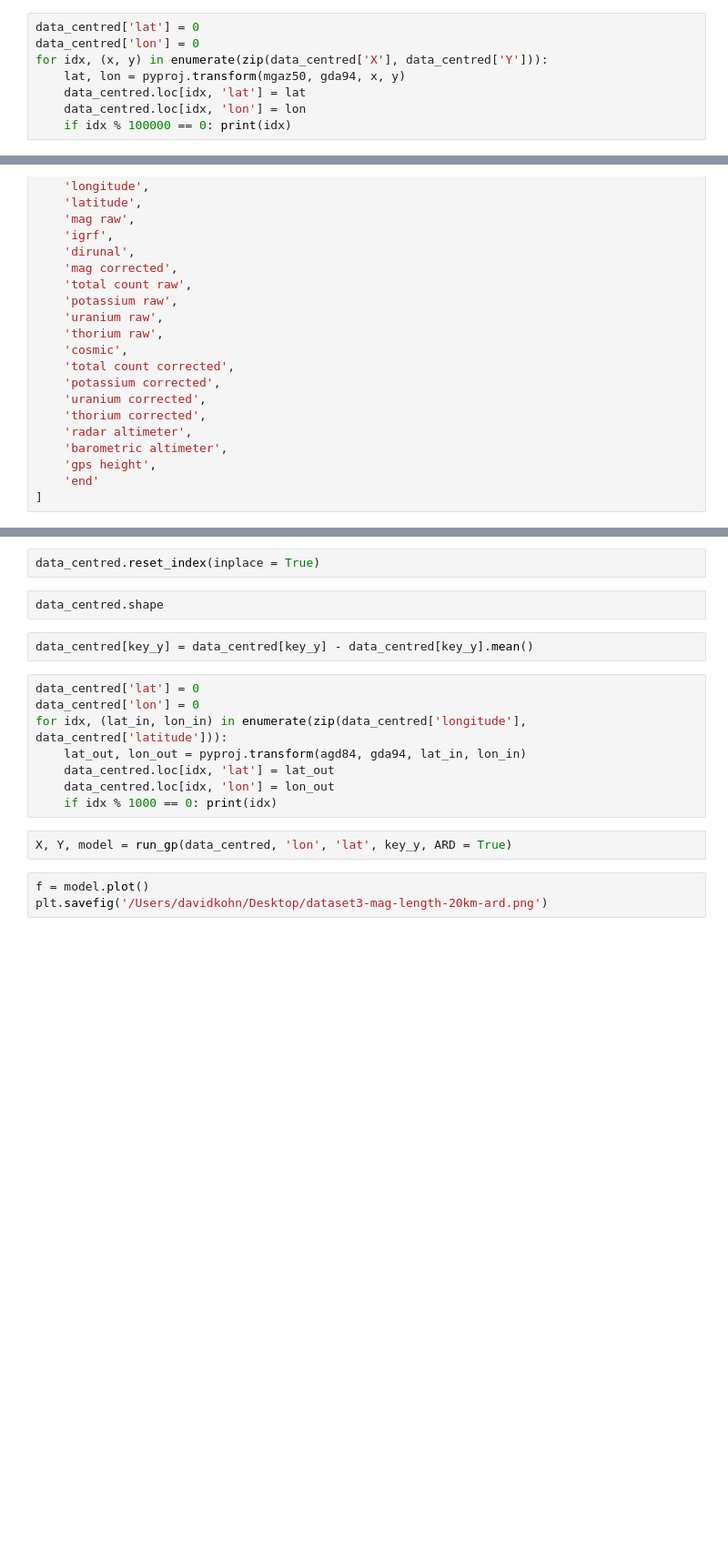
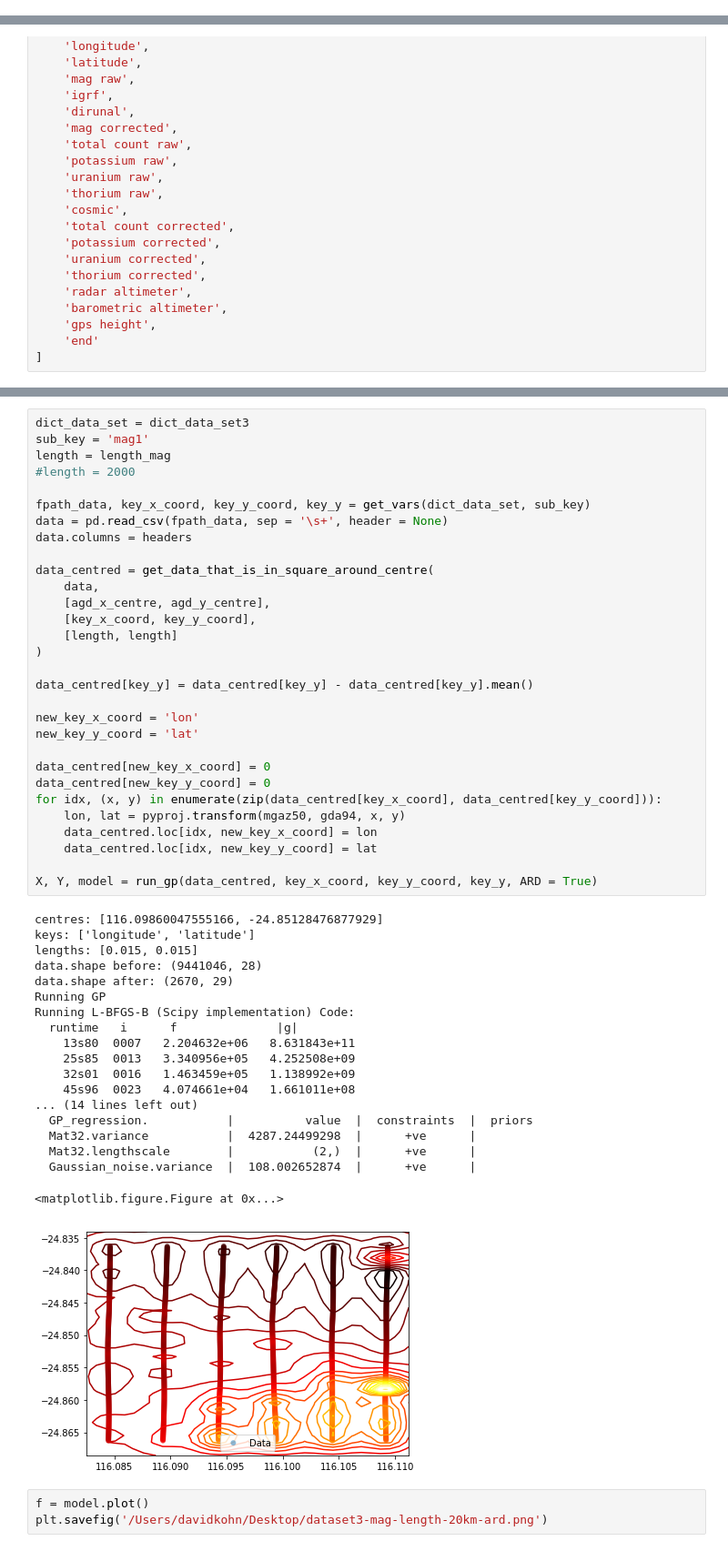
Before and after one commit to divad-nhok/obsidian, a Jupyter notebook: src/python-utils/1.1-rs-gascoyne-gp-noise.ipynb, the cells around one changed output, grey strips where cells are left out. Shown at 91% size. Drawn from its saved outputs; the diff is of its cells as text; blank space fills up the shorter version.

```diff
--- a/src/python-utils/1.1-rs-gascoyne-gp-noise.ipynb
+++ b/src/python-utils/1.1-rs-gascoyne-gp-noise.ipynb
@@ -312,8 +334,0 @@ data_centred
-# %%
-data_centred['lat'] = 0
-data_centred['lon'] = 0
-for idx, (x, y) in enumerate(zip(data_centred['X'], data_centred['Y'])):
-    lat, lon = pyproj.transform(mgaz50, gda94, x, y)
-    data_centred.loc[idx, 'lat'] = lat
-    data_centred.loc[idx, 'lon'] = lon
-    if idx % 100000 == 0: print(idx)
@@ -420,19 +413,53 @@ data_centred = centre_data2(
-# %%
-data_centred.reset_index(inplace = True)
-# %%
-data_centred.shape
-# %%
-data_centred[key_y] = data_centred[key_y] - data_centred[key_y].mean()
-# %%
-data_centred['lat'] = 0
-data_centred['lon'] = 0
-for idx, (lat_in, lon_in) in enumerate(zip(data_centred['longitude'], data_centred['latitude'])):
-    lat_out, lon_out = pyproj.transform(agd84, gda94, lat_in, lon_in)
-    data_centred.loc[idx, 'lat'] = lat_out
-    data_centred.loc[idx, 'lon'] = lon_out
-    if idx % 1000 == 0: print(idx)
-# %%
-X, Y, model = run_gp(data_centred, 'lon', 'lat', key_y, ARD = True)
+# %%
+dict_data_set = dict_data_set3
+sub_key = 'mag1'
+length = length_mag
+#length = 2000
+
+fpath_data, key_x_coord, key_y_coord, key_y = get_vars(dict_data_set, sub_key)
+data = pd.read_csv(fpath_data, sep = '\s+', header = None)
+data.columns = headers
+
+data_centred = get_data_that_is_in_square_around_centre(
+    data,
+    [agd_x_centre, agd_y_centre],
+    [key_x_coord, key_y_coord],
+    [length, length]
+)
+
+data_centred[key_y] = data_centred[key_y] - data_centred[key_y].mean()
+
+new_key_x_coord = 'lon'
+new_key_y_coord = 'lat'
+
+data_centred[new_key_x_coord] = 0
+data_centred[new_key_y_coord] = 0
+for idx, (x, y) in enumerate(zip(data_centred[key_x_coord], data_centred[key_y_coord])):
+    lon, lat = pyproj.transform(mgaz50, gda94, x, y)
+    data_centred.loc[idx, new_key_x_coord] = lon
+    data_centred.loc[idx, new_key_y_coord] = lat
+
+X, Y, model = run_gp(data_centred, key_x_coord, key_y_coord, key_y, ARD = True)
+# %% [output]
+centres: [116.09860047555166, -24.85128476877929]
+keys: ['longitude', 'latitude']
+lengths: [0.015, 0.015]
+data.shape before: (9441046, 28)
+data.shape after: (2670, 29)
+Running GP
+Running L-BFGS-B (Scipy implementation) Code:
+  runtime   i      f              |g|
+    13s80  0007   2.204632e+06   8.631843e+11
+    25s85  0013   3.340956e+05   4.252508e+09
+    32s01  0016   1.463459e+05   1.138992e+09
+    45s96  0023   4.074661e+04   1.661011e+08
+... (14 lines left out)
+  GP_regression.           |          value  |  constraints  |  priors
+  Mat32.variance           |  4287.24499298  |      +ve      |
+  Mat32.lengthscale        |           (2,)  |      +ve      |
+  Gaussian_noise.variance  |  108.002652874  |      +ve      |
+<matplotlib.figure.Figure at 0x...>
+[figure, added]
 # %%
 f = model.plot()
 plt.savefig('/Users/davidkohn/Desktop/dataset3-mag-length-20km-ard.png')
```
Also changed, not shown: parts of 25 cells of this notebook.
